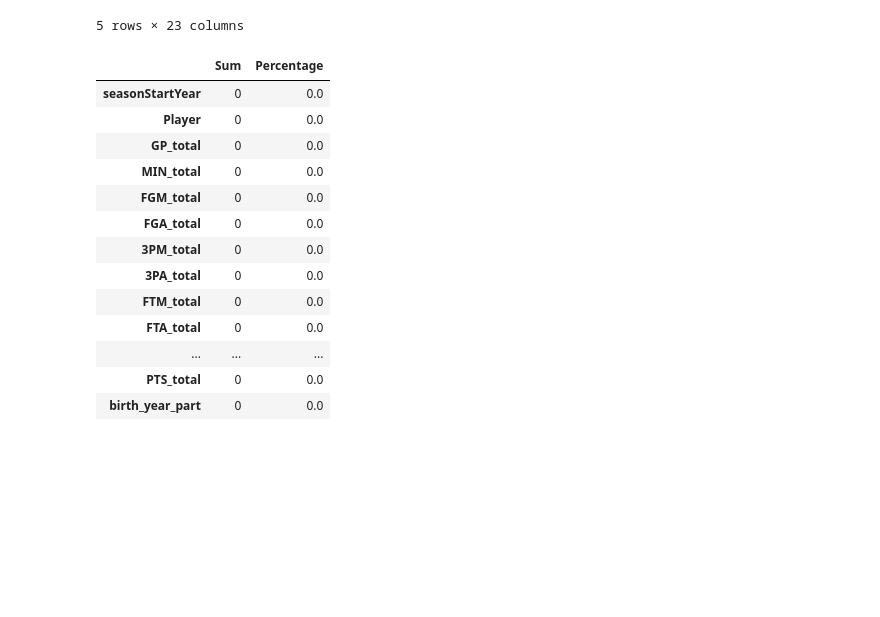
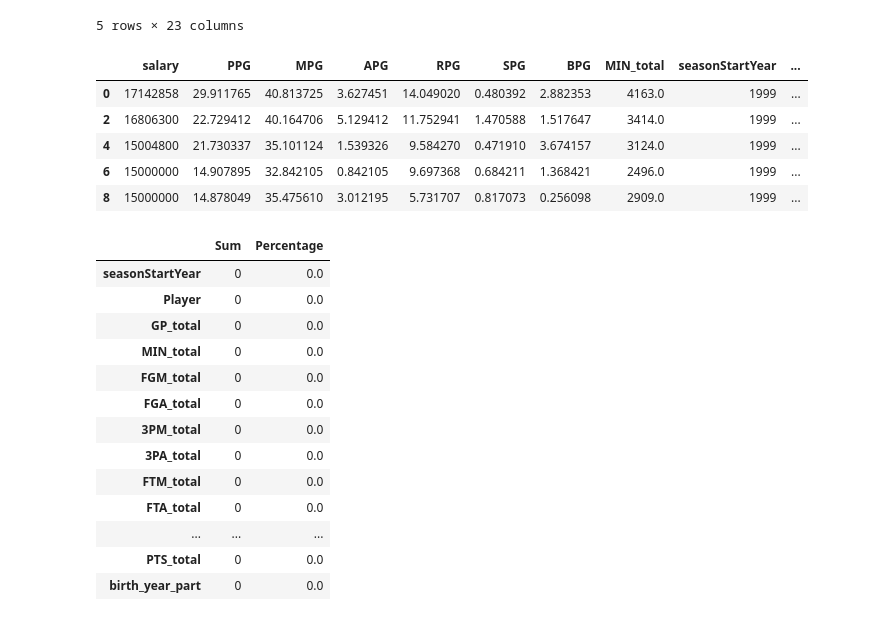
Before and after one commit to AndrewJMayne/BasketballPredictions, a Jupyter notebook: Final Project Basketball.ipynb, the cells around one changed output. Saved outputs shown, nothing was run; the diff lists cells and outputs as text; code cells hidden in the pictures; blank space fills up the shorter version.

```diff
--- a/Final Project Basketball.ipynb
+++ b/Final Project Basketball.ipynb
@@ -104,14 +104,22 @@ df.head()
 # %%
 #add extra fields
 df_averages = df.copy()
 df_averages['PPG'] = (df_averages['PTS_total']/df_averages['GP_total'])
 #MPG = minutes per game
 df_averages['MPG'] = (df_averages['MIN_total']/df_averages['GP_total'])
 df_averages['APG'] = (df_averages['AST_total']/df_averages['GP_total'])
 df_averages['RPG'] = (df_averages['REB_total']/df_averages['GP_total'])
 df_averages['SPG'] = (df_averages['STL_total']/df_averages['GP_total'])
 df_averages['BPG'] = (df_averages['BLK_total']/df_averages['GP_total'])
-df_averages = df_averages[['salary', 'PPG', 'MPG', 'APG', 'RPG', 'SPG', 'BPG', 'MIN_total', 'seasonStartYear','birth_year_part' ]]
+df_averages = df_averages[['salary', 'PPG', 'MPG', 'APG', 'RPG', 'SPG', 'BPG', 'MIN_total', 'seasonStartYear','birth_year_part']]
+df_averages.head()
+# %% [output]
+|  | salary | PPG | MPG | APG | RPG | SPG | BPG | MIN_total | seasonStartYear | ... |
+| 0 | 17142858 | 29.911765 | 40.813725 | 3.627451 | 14.049020 | 0.480392 | 2.882353 | 4163.0 | 1999 | ... |
+| 2 | 16806300 | 22.729412 | 40.164706 | 5.129412 | 11.752941 | 1.470588 | 1.517647 | 3414.0 | 1999 | ... |
+| 4 | 15004800 | 21.730337 | 35.101124 | 1.539326 | 9.584270 | 0.471910 | 3.674157 | 3124.0 | 1999 | ... |
+| 6 | 15000000 | 14.907895 | 32.842105 | 0.842105 | 9.697368 | 0.684211 | 1.368421 | 2496.0 | 1999 | ... |
+| 8 | 15000000 | 14.878049 | 35.475610 | 3.012195 | 5.731707 | 0.817073 | 0.256098 | 2909.0 | 1999 | ... |
 # %%
 Sum = df.isnull().sum()
 Percentage = ( df.isnull().sum()/df.isnull().count())
```
Also changed, not shown: parts of 9 cells of this notebook.
